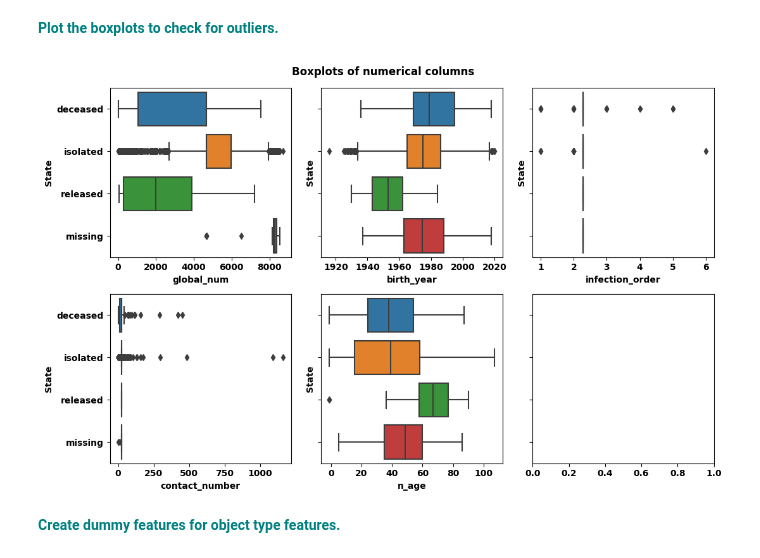
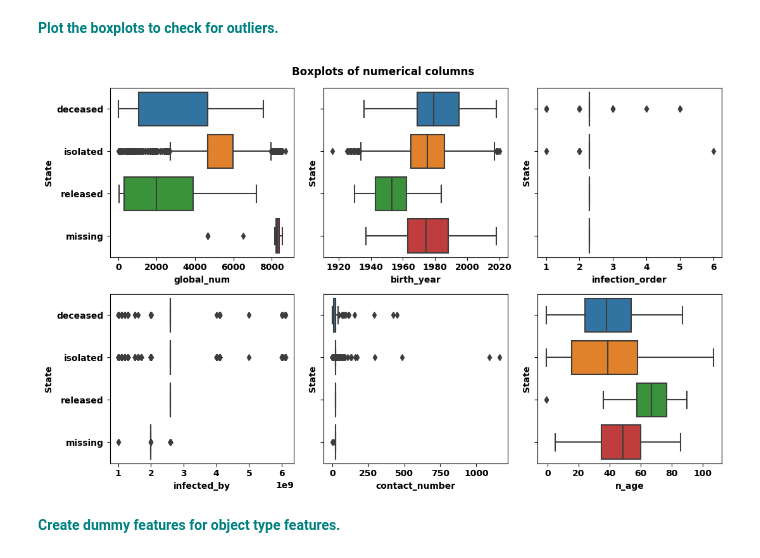
Before and after one commit to jonnross88/Springboard, a Jupyter notebook: u14_supervised_learning/Random Forest Covid Case Study/RandomForest_casestudy_covid19.ipynb, the cells around one changed output. Cells and saved outputs as stored; diff of their text form; code cells hidden in the pictures.

Commit message:
used numerical col, not new_numerical_col for cats

```diff
--- a/u14_supervised_learning/Random Forest Covid Case Study/RandomForest_casestudy_covid19.ipynb
+++ b/u14_supervised_learning/Random Forest Covid Case Study/RandomForest_casestudy_covid19.ipynb
@@ -374,26 +374,26 @@ plt.show()
 # %%
 new_numerical_cols = [x for x in numerical_cols if x != "infected_by"]
 
 fig, axes = plt.subplots(2, 3, figsize=(11, 7), sharey=True)
 
 
 def draw_boxplot(col, ax):
     sns.boxplot(y="state", x=col, data=df, ax=ax)
     # ax.set_title(f"Boxplot of {col}")
     ax.set_ylabel("State")
     # ax.set_title(col)
     ax.set_yticklabels(["deceased", "isolated", "released", "missing"])
     # ax.grid(True)
 
 
 # Create a boxplot for each col in new_numerical_cols
-for col, ax in zip(new_numerical_cols, axes.flatten()):
+for col, ax in zip(numerical_cols, axes.flatten()):
     draw_boxplot(col, ax)
 plt.suptitle("Boxplots of numerical columns")
 plt.tight_layout()
 plt.show()
 # %% [output]
-[figure, old version]
+[figure, new version]
 # %% [markdown]
 **<font color='teal'> Create dummy features for object type features. </font>**
 # %%
```
Also changed, not shown: parts of 1 cell of this notebook, 2 other files.
